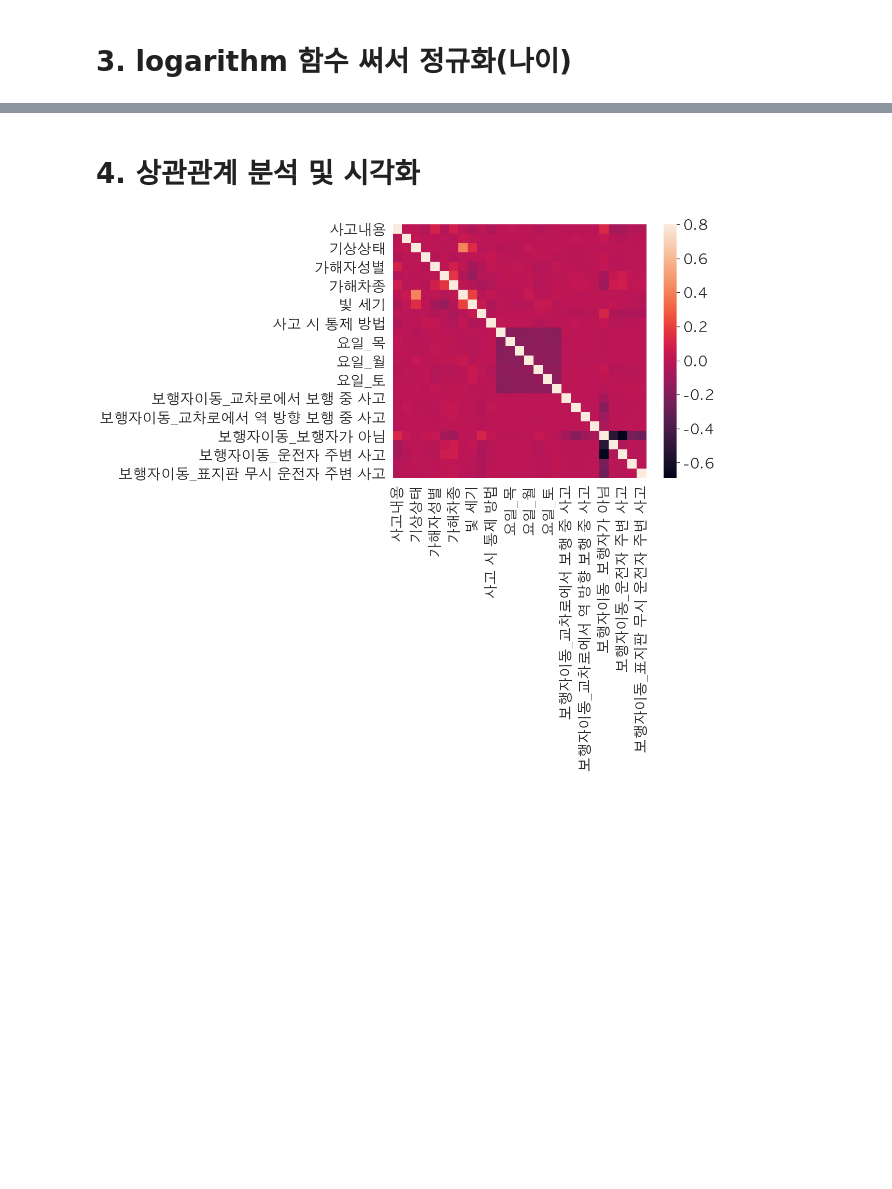
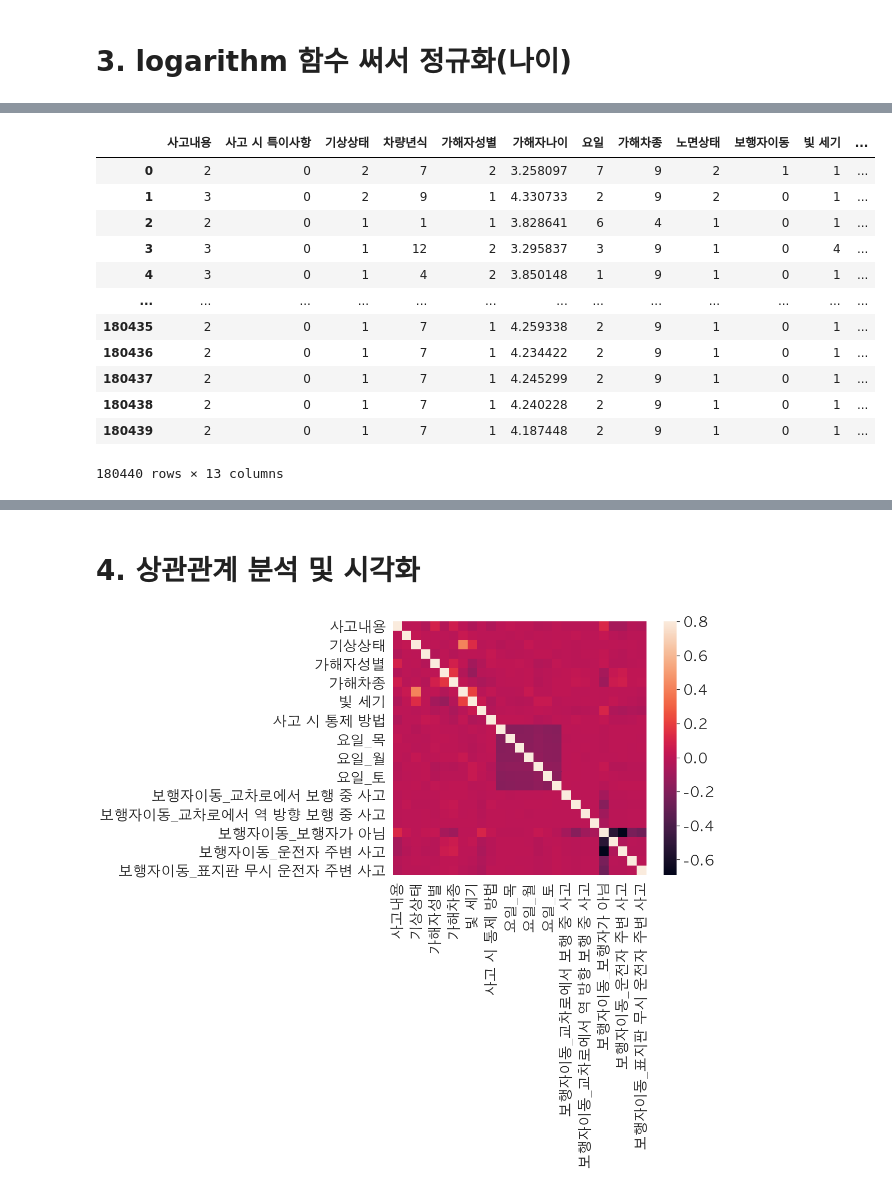
Before and after one commit to oohyun15/Prediction-of-Traffic-Accident-Risk, a Jupyter notebook: src/TAAS_Preprocessing.ipynb, the cells around one changed output, grey strips where cells are left out. Cells and saved outputs as stored; diff of their text form; code cells hidden in the pictures; blank space fills up the shorter version.

```diff
--- a/src/TAAS_Preprocessing.ipynb
+++ b/src/TAAS_Preprocessing.ipynb
@@ -310,0 +334,28 @@ plt.show()
+# %%
+from imblearn.combine import *
+from imblearn.over_sampling import *
+
+sample = sample.iloc[np.random.permutation(len(sample))]
+
+y = sample.loc[:, sample.columns == '사고내용']
+x = sample.loc[:, sample.columns != '사고내용']
+
+x_samp , y_samp = ADASYN(random_state = 20000).fit_sample(x,y)
+#x_samp2, y_samp2 = SMOTETomek(random_state = 4).fit_sample(x,y)
+resample = pd.concat([y_samp,x_samp],axis = 1)
+
+resample
+# %% [output]
+|  | 사고내용 | 사고 시 특이사항 | 기상상태 | 차량년식 | 가해자성별 | 가해자나이 | 요일 | 가해차종 | 노면상태 | 보행자이동 | 빛 세기 | ... |
+| 0 | 2 | 0 | 2 | 7 | 2 | 3.258097 | 7 | 9 | 2 | 1 | 1 | ... |
+| 1 | 3 | 0 | 2 | 9 | 1 | 4.330733 | 2 | 9 | 2 | 0 | 1 | ... |
+| 2 | 2 | 0 | 1 | 1 | 1 | 3.828641 | 6 | 4 | 1 | 0 | 1 | ... |
+| 3 | 3 | 0 | 1 | 12 | 2 | 3.295837 | 3 | 9 | 1 | 0 | 4 | ... |
+| 4 | 3 | 0 | 1 | 4 | 2 | 3.850148 | 1 | 9 | 1 | 0 | 1 | ... |
+| ... | ... | ... | ... | ... | ... | ... | ... | ... | ... | ... | ... | ... |
+| 180435 | 2 | 0 | 1 | 7 | 1 | 4.259338 | 2 | 9 | 1 | 0 | 1 | ... |
+| 180436 | 2 | 0 | 1 | 7 | 1 | 4.234422 | 2 | 9 | 1 | 0 | 1 | ... |
+| 180437 | 2 | 0 | 1 | 7 | 1 | 4.245299 | 2 | 9 | 1 | 0 | 1 | ... |
+| 180438 | 2 | 0 | 1 | 7 | 1 | 4.240228 | 2 | 9 | 1 | 0 | 1 | ... |
+| 180439 | 2 | 0 | 1 | 7 | 1 | 4.187448 | 2 | 9 | 1 | 0 | 1 | ... |
+180440 rows × 13 columns
```
Also changed, not shown: parts of 15 cells of this notebook, 1 other file.
